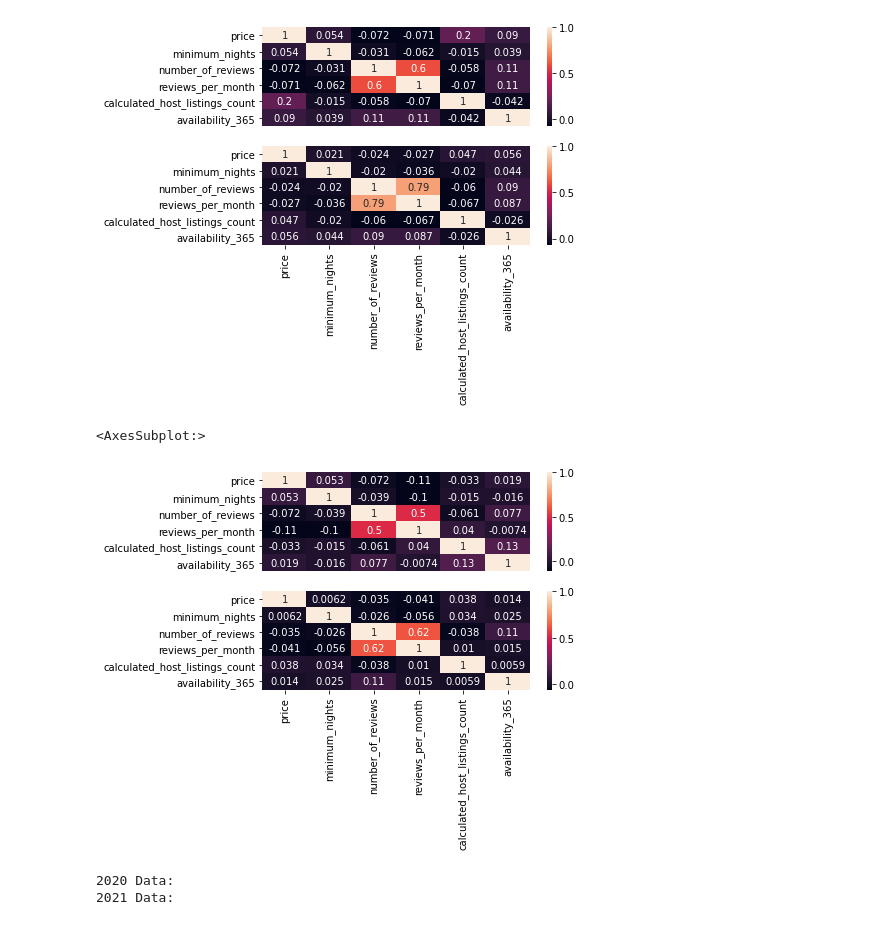
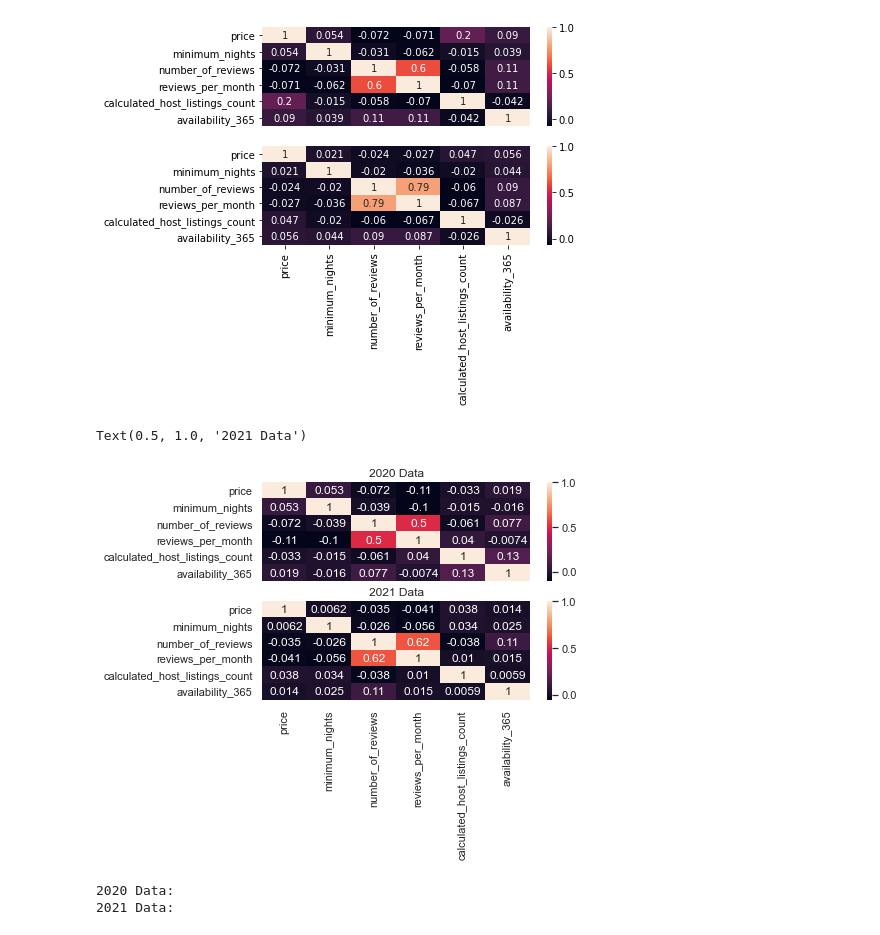
Before and after one commit to shristov1/Covid19_data_analysis, a Jupyter notebook: AirBnB London.ipynb, the cells around one changed output. Saved outputs shown, nothing was run; the diff lists cells and outputs as text; code cells hidden in the pictures.

```diff
--- a/AirBnB London.ipynb
+++ b/AirBnB London.ipynb
@@ -214,11 +241,13 @@ sns.heatmap(data_set_2021.corr(), annot=True)
 # %%
 plt.subplot(211)
 sns.heatmap(df_2020_highreview.corr(), annot=True, xticklabels=False)
+plt.title('2020 Data')
 plt.subplot(212)
 sns.heatmap(df_2021_highreview.corr(), annot=True)
+plt.title('2021 Data')
 # %% [output]
-<AxesSubplot:>
+Text(0.5, 1.0, '2021 Data')
-[figure, old version]
+[figure, new version]
 # %%
 print('2020 Data:')
 plt.plot(data_set_2020.groupby(['room_type']).mean()['minimum_nights'].sort_values())
```
Also changed, not shown: parts of 7 cells of this notebook.
